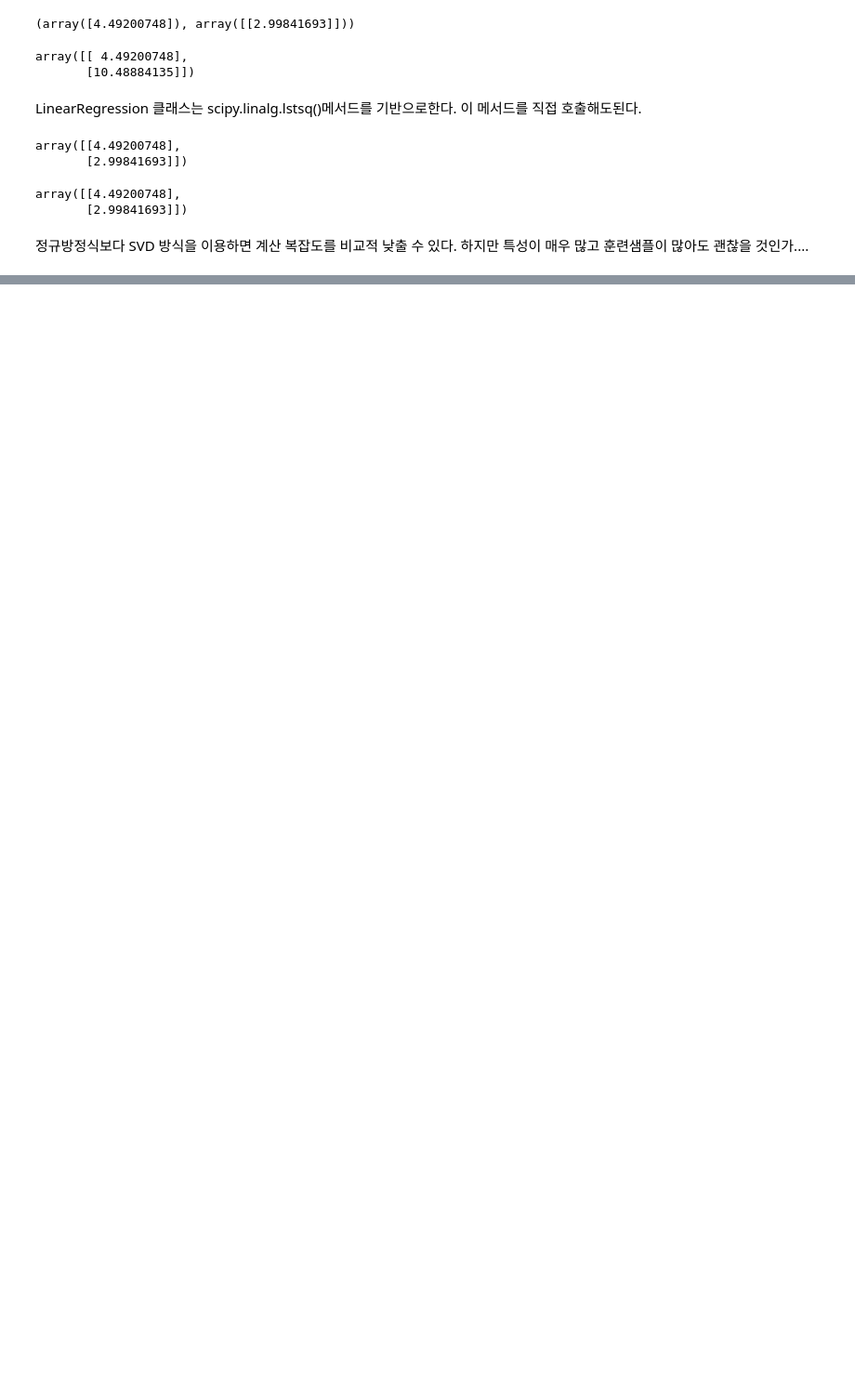
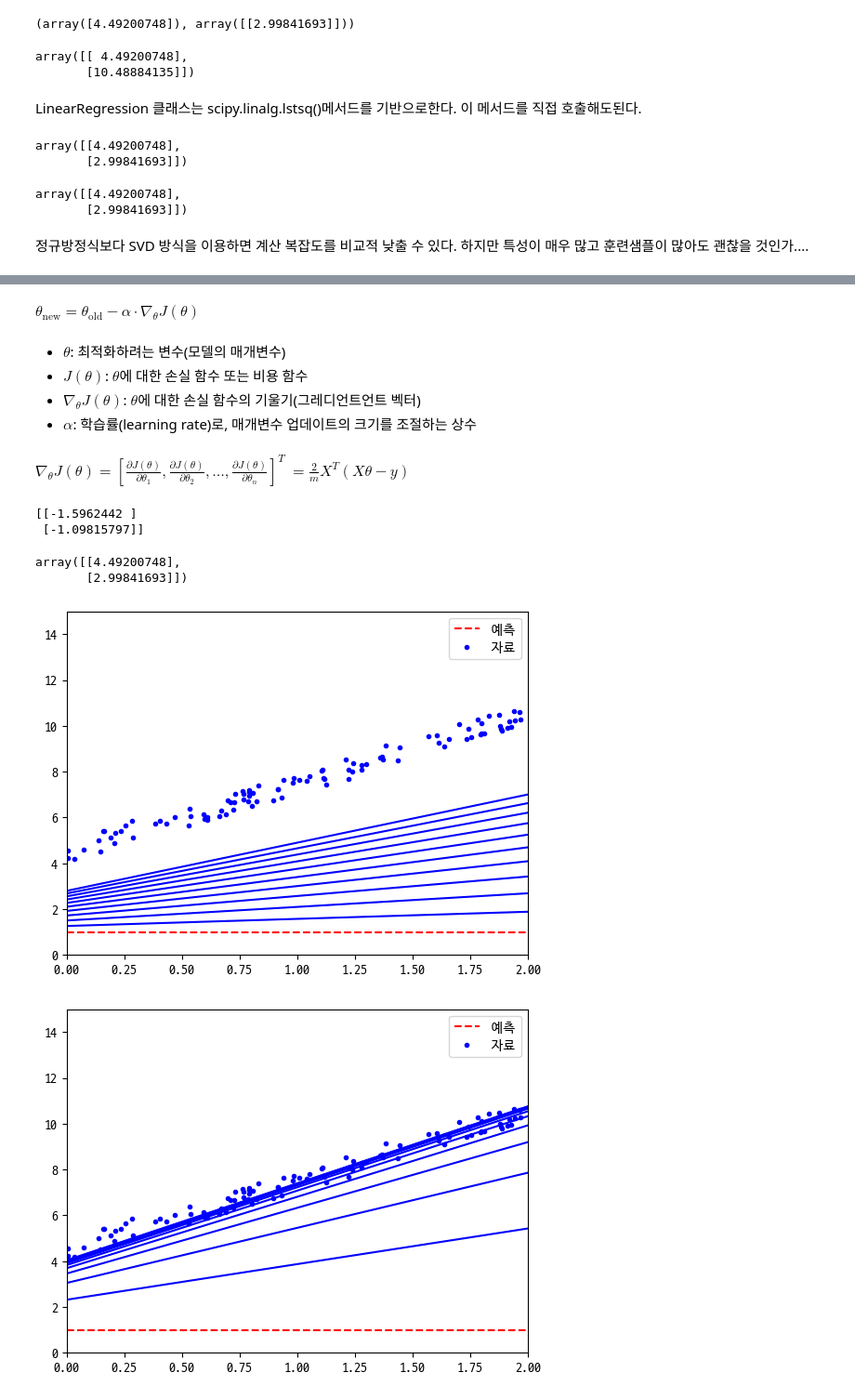
Before and after one commit to geunskoo/hands-on-machine-learning, a Jupyter notebook: model-training.ipynb, the cells around one changed output, grey strips where cells are left out. Shown at 93% size. Saved outputs shown, nothing was run; the diff lists cells and outputs as text; code cells hidden in the pictures; blank space fills up the shorter version.

```diff
--- a/model-training.ipynb
+++ b/model-training.ipynb
@@ -116,0 +122,58 @@ array([[4.49200748],
+# %% [markdown]
+$\theta_{\text{new}} = \theta_{\text{old}} - \alpha \cdot \nabla_{\theta} J(\theta)$
+# %% [markdown]
+- $\theta$: 최적화하려는 변수(모델의 매개변수)
+- $J(\theta)$: $\theta$에 대한 손실 함수 또는 비용 함수
+- $\nabla_{\theta} J(\theta)$: $\theta$에 대한 손실 함수의 기울기(그레디언트언트 벡터)
+- $\alpha$: 학습률(learning rate)로, 매개변수 업데이트의 크기를 조절하는 상수
+# %% [markdown]
+$\nabla_{\theta} J(\theta) = \left[ \frac{\partial J(\theta)}{\partial \theta_1}, \frac{\partial J(\theta)}{\partial \theta_2}, \dots, \frac{\partial J(\theta)}{\partial \theta_n} \right]^T$ $=\frac{2}{m} X^T (X\theta - y)$
+# %%
+eta = 0.1 # 학습률
+n_iterations = 1000
+m = 100
+
+theta = np.random.randn(2, 1) # 무작위 초기화
+print(theta)
+for iteration in range(n_iterations):
+    gradients = 2/m * X_b.T.dot(X_b.dot(theta) - y)
+    theta = theta - eta * gradients
+
+theta
+# %% [output]
+[[-1.5962442 ]
+ [-1.09815797]]
+array([[4.49200748],
+       [2.99841693]])
+# %%
+def plot_gd(eta):
+    n_iterations = 10
+
+    theta = np.array([[1],[0]]) # 무작위 초기화
+
+    X_new = np.array([[0], [2]])
+    X_new_b = np.c_[np.ones((2, 1)), X_new]
+
+    y_predict = X_new_b.dot(theta)
+    plt.plot(X_new, y_predict, 'r--', label='예측')
+    plt.plot(X, y, "b.", label='자료')
+    plt.axis([0,2, 0,15])
+    plt.legend(loc="best")
+
+
+    for _ in range(n_iterations):
+        gradients = 2/m * X_b.T.dot(X_b.dot(theta) - y)
+        theta = theta - eta * gradients
+        plt.plot(X_new, X_new_b.dot(theta), 'b')
+
+plot_gd(0.02)
+plt.show()
+
+plot_gd(0.1)
+plt.show()
+
+plot_gd(0.5)
+plt.show()
+# %% [output]
+[figure, added]
+[figure, added]
```
Also changed, not shown: parts of 11 cells of this notebook.
